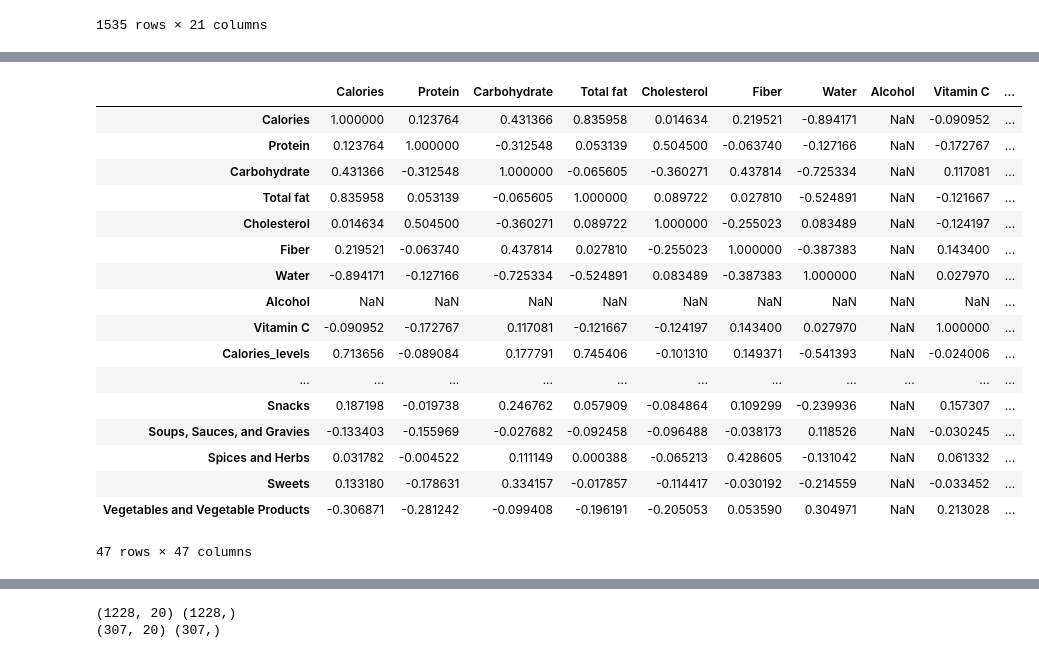
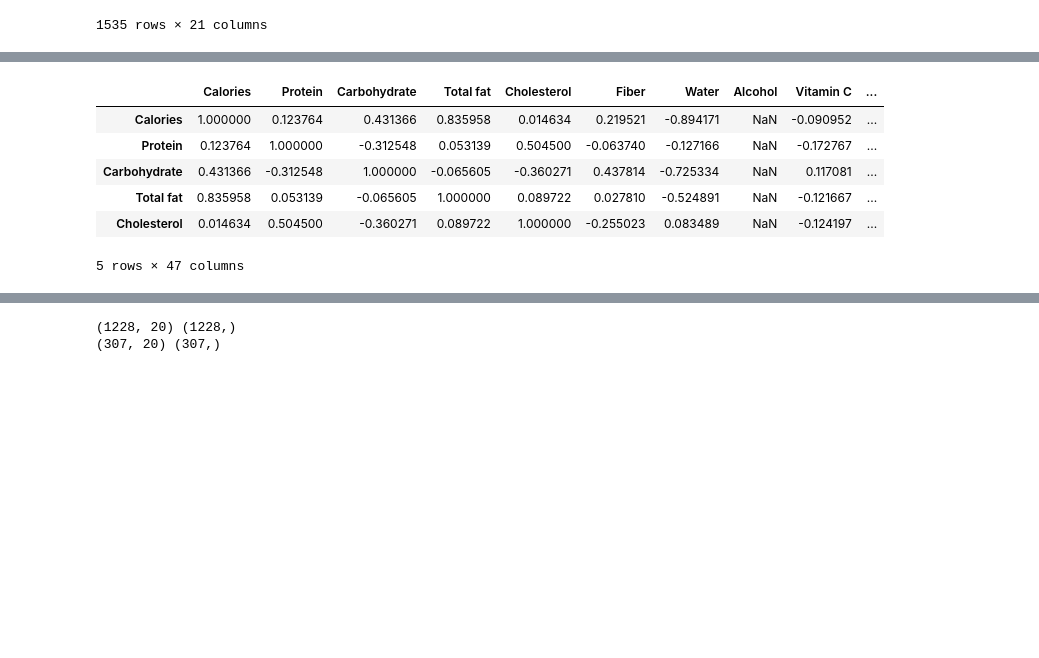
Before and after one commit to niranjankumarnk/Final_project_PredictiveModeling, a Jupyter notebook: Project work/Final project 2024.ipynb, the cells around one changed output, grey strips where cells are left out. Saved outputs shown, nothing was run; the diff lists cells and outputs as text; code cells hidden in the pictures; blank space fills up the shorter version.

```diff
--- a/Project work/Final project 2024.ipynb
+++ b/Project work/Final project 2024.ipynb
@@ -351,21 +339,10 @@ dtype: int64
 # %%
-X.corr()
+X.corr().head()
 # %% [output]
 |  | Calories | Protein | Carbohydrate | Total fat | Cholesterol | Fiber | Water | Alcohol | Vitamin C | ... |
 | Calories | 1.000000 | 0.123764 | 0.431366 | 0.835958 | 0.014634 | 0.219521 | -0.894171 | NaN | -0.090952 | ... |
 | Protein | 0.123764 | 1.000000 | -0.312548 | 0.053139 | 0.504500 | -0.063740 | -0.127166 | NaN | -0.172767 | ... |
 | Carbohydrate | 0.431366 | -0.312548 | 1.000000 | -0.065605 | -0.360271 | 0.437814 | -0.725334 | NaN | 0.117081 | ... |
 | Total fat | 0.835958 | 0.053139 | -0.065605 | 1.000000 | 0.089722 | 0.027810 | -0.524891 | NaN | -0.121667 | ... |
 | Cholesterol | 0.014634 | 0.504500 | -0.360271 | 0.089722 | 1.000000 | -0.255023 | 0.083489 | NaN | -0.124197 | ... |
-| Fiber | 0.219521 | -0.063740 | 0.437814 | 0.027810 | -0.255023 | 1.000000 | -0.387383 | NaN | 0.143400 | ... |
-| Water | -0.894171 | -0.127166 | -0.725334 | -0.524891 | 0.083489 | -0.387383 | 1.000000 | NaN | 0.027970 | ... |
-| Alcohol | NaN | NaN | NaN | NaN | NaN | NaN | NaN | NaN | NaN | ... |
-| Vitamin C | -0.090952 | -0.172767 | 0.117081 | -0.121667 | -0.124197 | 0.143400 | 0.027970 | NaN | 1.000000 | ... |
-| Calories_levels | 0.713656 | -0.089084 | 0.177791 | 0.745406 | -0.101310 | 0.149371 | -0.541393 | NaN | -0.024006 | ... |
-| ... | ... | ... | ... | ... | ... | ... | ... | ... | ... | ... |
-| Snacks | 0.187198 | -0.019738 | 0.246762 | 0.057909 | -0.084864 | 0.109299 | -0.239936 | NaN | 0.157307 | ... |
-| Soups, Sauces, and Gravies | -0.133403 | -0.155969 | -0.027682 | -0.092458 | -0.096488 | -0.038173 | 0.118526 | NaN | -0.030245 | ... |
-| Spices and Herbs | 0.031782 | -0.004522 | 0.111149 | 0.000388 | -0.065213 | 0.428605 | -0.131042 | NaN | 0.061332 | ... |
-| Sweets | 0.133180 | -0.178631 | 0.334157 | -0.017857 | -0.114417 | -0.030192 | -0.214559 | NaN | -0.033452 | ... |
-| Vegetables and Vegetable Products | -0.306871 | -0.281242 | -0.099408 | -0.196191 | -0.205053 | 0.053590 | 0.304971 | NaN | 0.213028 | ... |
-47 rows × 47 columns
+5 rows × 47 columns
```
Also changed, not shown: parts of 41 cells of this notebook, 1 other file.
